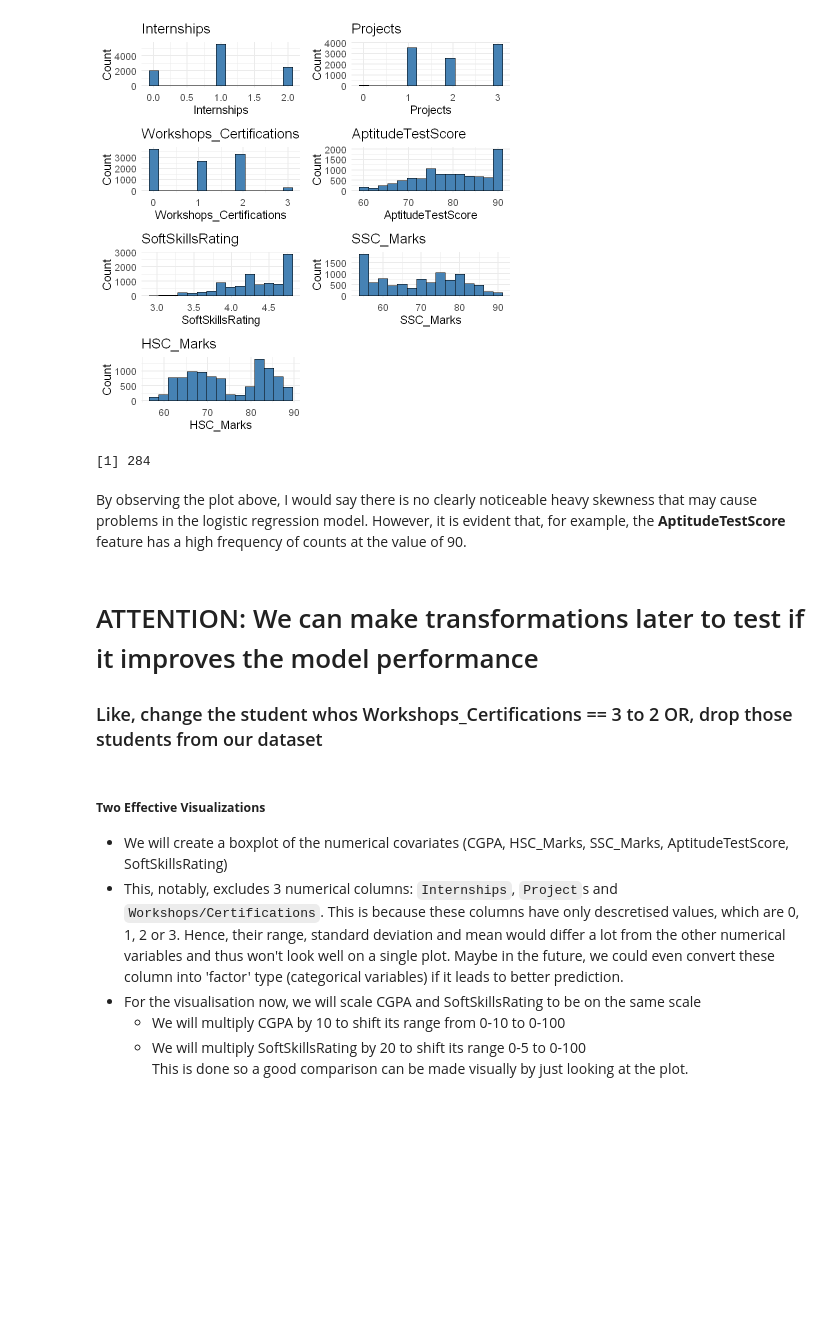
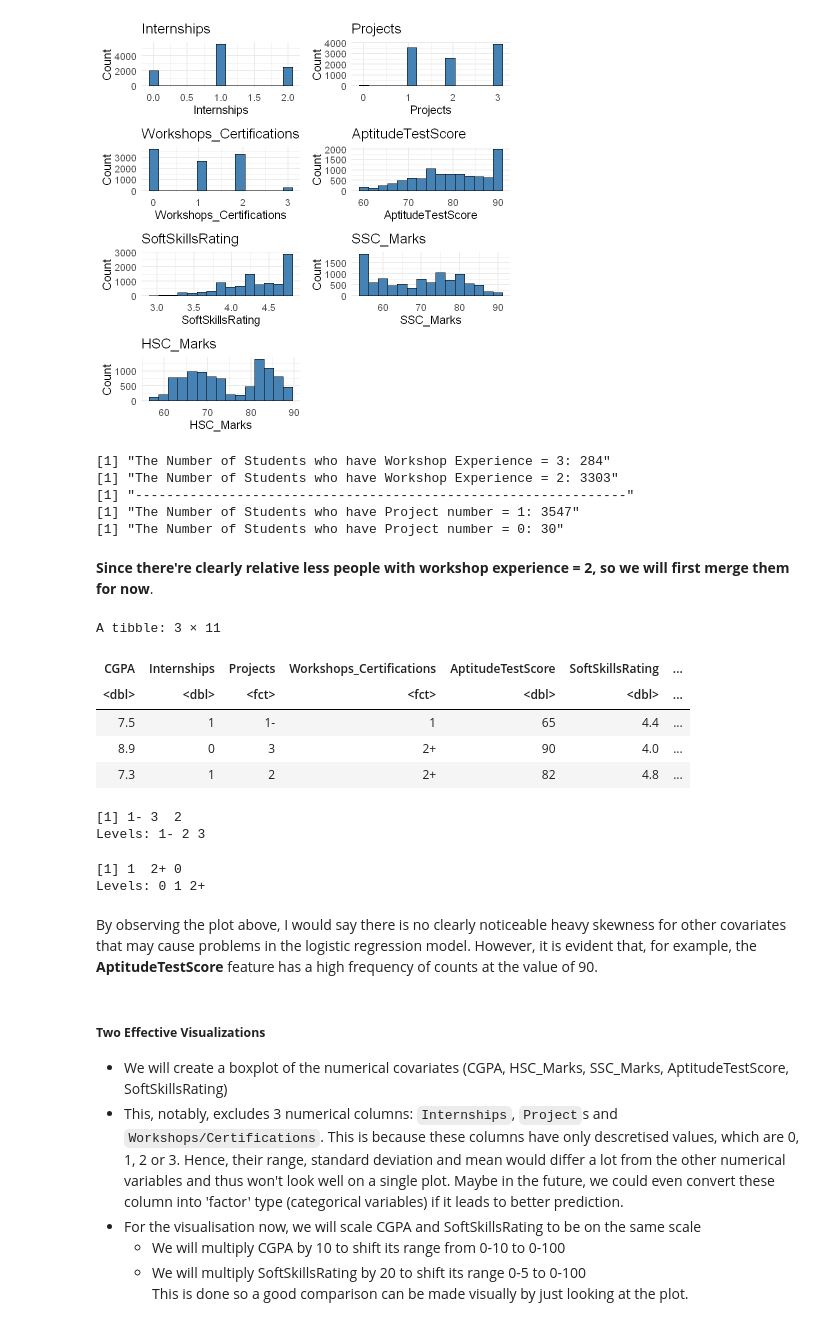
Before and after one commit to rainn72/Placement_predictor, a Jupyter notebook: Final_Archive/final_project.ipynb, the cells around one changed output. Saved outputs shown, nothing was run; the diff lists cells and outputs as text; code cells hidden in the pictures; blank space fills up the shorter version.

```diff
--- a/Final_Archive/final_project.ipynb
+++ b/Final_Archive/final_project.ipynb
@@ -242,18 +247,65 @@ grid.arrange(grobs = plots, ncol = 2)
 # %% [output]
 [figure]
 # %%
-sum(data$Workshops_Certifications == "3")
+print(paste("The Number of Students who have Workshop Experience = 3:",
+            sum(data$Workshops_Certifications == "3")))
 
+print(paste("The Number of Students who have Workshop Experience = 2:",
+            sum(data$Workshops_Certifications == "2")))
 
-# LOOK AT THE WORKSHOPS_CERTIFICATIONS, IMABALANCE???
+print(paste("---------------------------------------------------------------"))
+
+print(paste("The Number of Students who have Project number = 1:",
+            sum(data$Projects == "1")))
+
+print(paste("The Number of Students who have Project number = 0:",
+            sum(data$Projects == "0")))
 # %% [output]
-[1] 284
+[1] "The Number of Students who have Workshop Experience = 3: 284"
+[1] "The Number of Students who have Workshop Experience = 2: 3303"
+[1] "---------------------------------------------------------------"
+[1] "The Number of Students who have Project number = 1: 3547"
+[1] "The Number of Students who have Project number = 0: 30"
+# %% [markdown]
+**Since there're clearly relative less people with workshop experience = 2, so we will first merge them for now**.
+# %%
+#Pre-process Workshops
+data <- data %>%
+  mutate(
+    Workshops_Certifications = as_factor(Workshops_Certifications),
+    Workshops_Certifications = fct_collapse(
+      Workshops_Certifications,
+      "2+" = c("2", "3")
+    )
+  )
+#Pre-process Projects
+data <- data %>%
+  mutate(
+    Projects = as_factor(Projects),
+    Projects = fct_collapse(
+      Projects,
+      "1-" = c("0", "1")
+    )
+  )
+
+head(data, 3)
+# %% [output]
+A tibble: 3 × 11
+| CGPA | Internships | Projects | Workshops_Certifications | AptitudeTestScore | SoftSkillsRating | ... |
+| <dbl> | <dbl> | <fct> | <fct> | <dbl> | <dbl> | ... |
+| 7.5 | 1 | 1- | 1 | 65 | 4.4 | ... |
+| 8.9 | 0 | 3 | 2+ | 90 | 4.0 | ... |
+| 7.3 | 1 | 2 | 2+ | 82 | 4.8 | ... |
+# %%
+unique(data$Projects)
+unique(data$Workshops_Certifications)
+# %% [output]
+[1] 1- 3  2
+Levels: 1- 2 3
+[1] 1  2+ 0
+Levels: 0 1 2+
 # %% [markdown]
-By observing the plot above, I would say there is no clearly noticeable heavy skewness that may cause problems in the logistic regression model. However, it is evident that, for example, the **AptitudeTestScore** feature has a high frequency of counts at the value of 90.
+By observing the plot above, I would say there is no clearly noticeable heavy skewness for other covariates that may cause problems in the logistic regression model. However, it is evident that, for example, the **AptitudeTestScore** feature has a high frequency of counts at the value of 90.
-# %% [markdown]
-# ATTENTION: We can make transformations later to test if it improves the model performance
-
-### Like, change the student whos Workshops_Certifications == 3  to 2 OR, drop those students from our dataset
 # %% [markdown]
 ##### **Two Effective Visualizations**
 - We will create a boxplot of the numerical covariates (CGPA, HSC_Marks, SSC_Marks, AptitudeTestScore, SoftSkillsRating)
```
Also changed, not shown: parts of 13 cells of this notebook.
